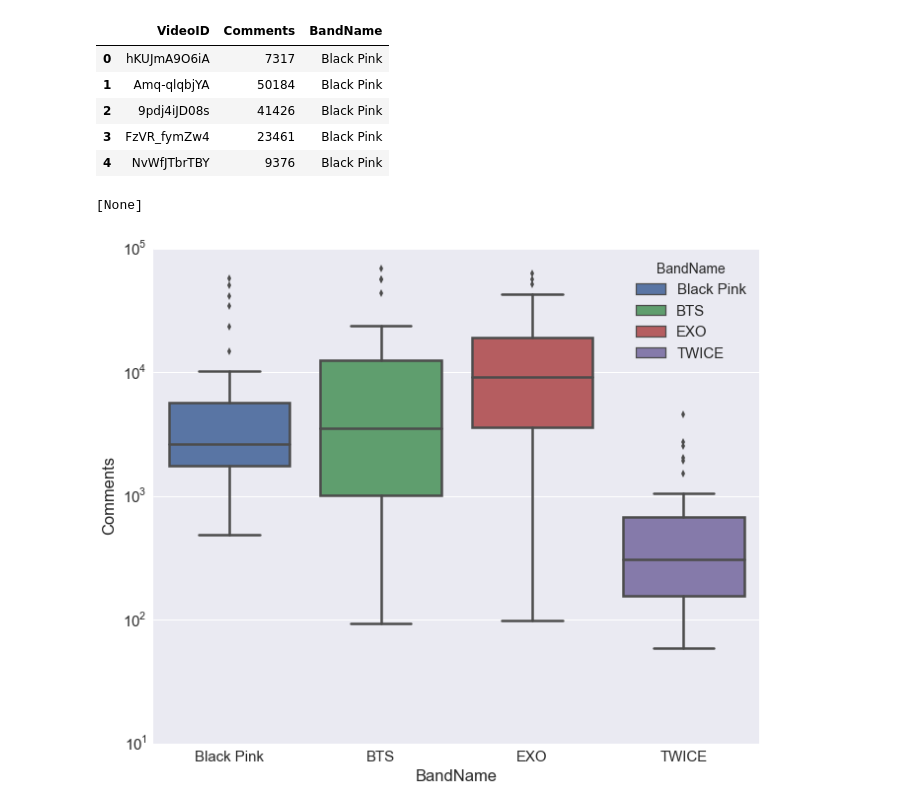
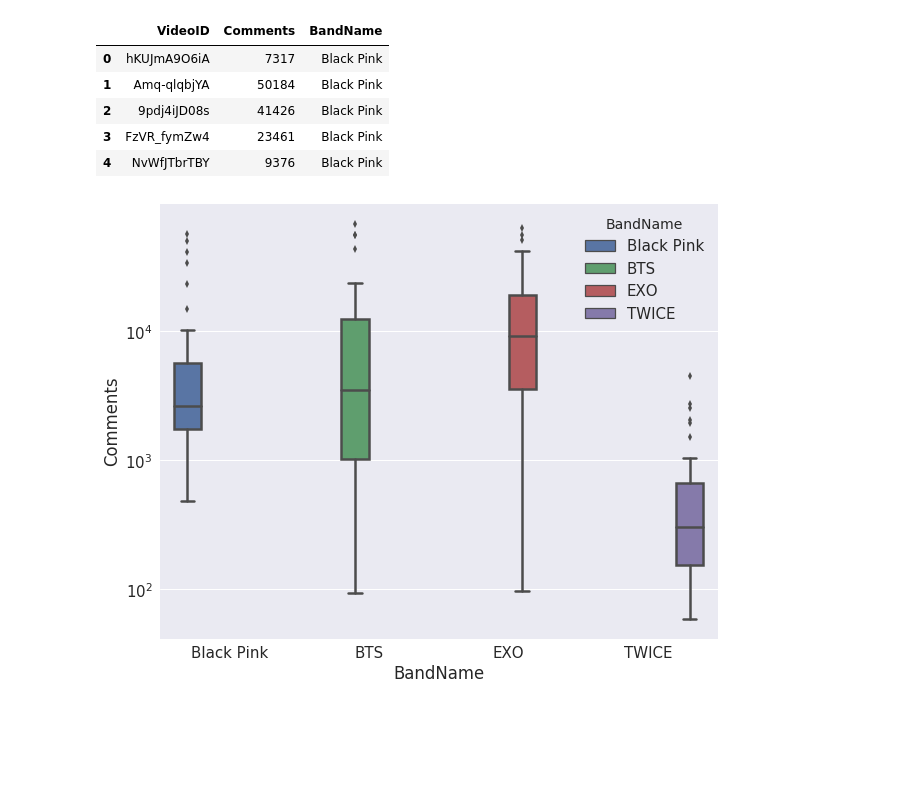
Before and after one commit to Periwynkle/genesys-nlp-workshop, a Jupyter notebook: introduction_to_python/python_workshop_morning.ipynb, the cells around one changed output. Cells and saved outputs as stored; diff of their text form; code cells hidden in the pictures; blank space fills up the shorter version.

```diff
--- a/introduction_to_python/python_workshop_morning.ipynb
+++ b/introduction_to_python/python_workshop_morning.ipynb
@@ -414,12 +523,13 @@ df_blackpink_counts.head()
 # %%
 df_allbands = pd.concat(all_bands)
 
-plt.subplots(figsize=(11,9))
-g = sns.boxplot(x="BandName", y="Comments", hue="BandName", data=df_allbands, dodge=False)
+plt.subplots(figsize=(10,8))
+g = sns.boxplot(x="BandName", y="Comments", hue="BandName", data=df_allbands)
 g.set( yscale='log' )
+
+plt.show()
 # %% [output]
-[None]
-[figure, old version]
+[figure, new version]
 # %%
 # Metadata about all videos.
 df_videos = pd.read_excel("data/videos.xlsx", sheetname=0)
```
Also changed, not shown: parts of 79 cells of this notebook.
